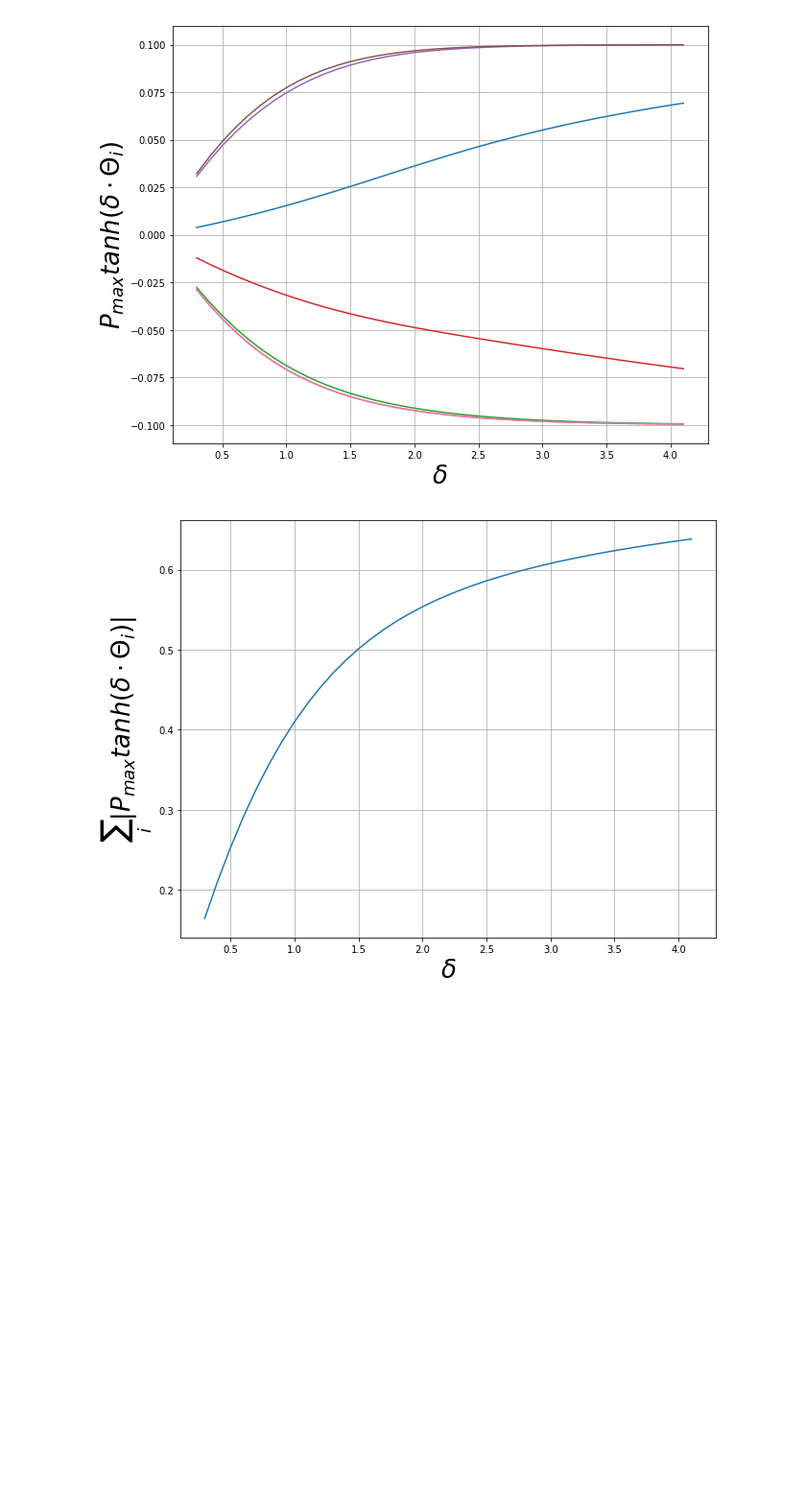
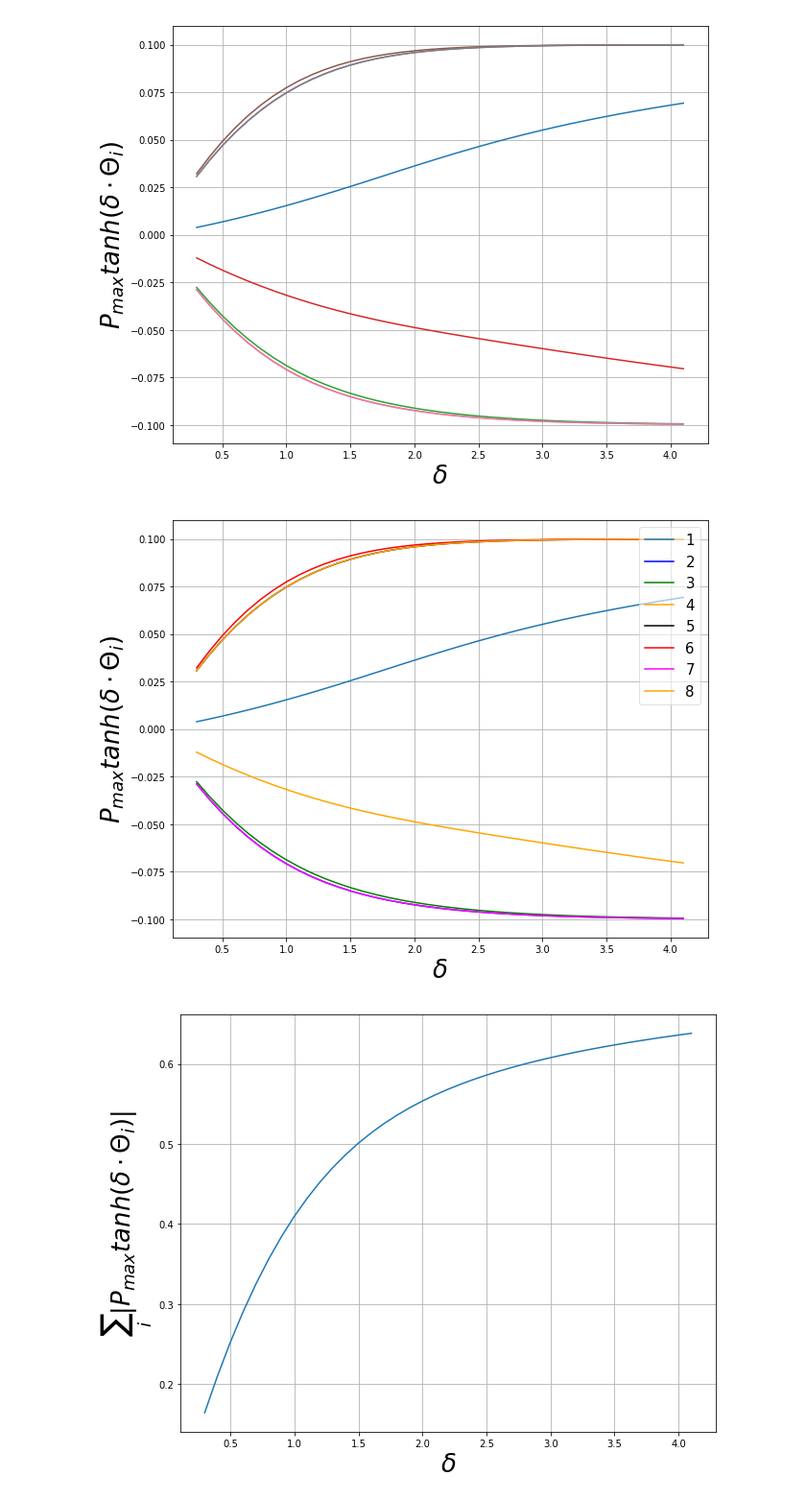
Before and after one commit to nicoleorzan/Braess-paradox, a Jupyter notebook: more_nodes/varying_delta_Pmax/delta_control_plot_doubling_3-4_weight.ipynb, the cells around one changed output. Shown: that part at 96% size. Cells and saved outputs as stored; diff of their text form; code cells hidden in the pictures; blank space fills up the shorter version.

```diff
--- a/more_nodes/varying_delta_Pmax/delta_control_plot_doubling_3-4_weight.ipynb
+++ b/more_nodes/varying_delta_Pmax/delta_control_plot_doubling_3-4_weight.ipynb
@@ -24,7 +24,7 @@ df = df[df.delta > 0.2]
 
 df1 = df[df.Pmax == 0.1]
 delta1 = df1.loc[:, 'delta']
-controls1 = df1.iloc[:, 2:9]
+controls1 = df1.iloc[:, 2:10]
 controls1 = -controls1 # I forgot the minus in the printing of data
 controls1_abs = controls1.abs()
 controls1_sum = controls1_abs.sum(axis=1)
@@ -49,6 +49,27 @@ plt.savefig('control_vs_delta_Pmax_01_doubling_3-4_line.png', bbox_inches='tight
 plt.show()
 # %% [output]
 [figure]
+# %%
+fig = plt.figure(figsize=(10,8))
+ax = fig.add_subplot(111)
+#ax.plot(delta, controls, markevery=10000)
+ax.plot(delta1, controls1.iloc[:,0], label = "1")
+ax.plot(delta1, controls1.iloc[:,1], label = "2", color='blue')
+ax.plot(delta1, controls1.iloc[:,2], label = "3", color='green')
+ax.plot(delta1, controls1.iloc[:,3], label = "4", color='orange')
+ax.plot(delta1, controls1.iloc[:,4], label = "5", color='black')
+ax.plot(delta1, controls1.iloc[:,5], label = "6", color='red')
+ax.plot(delta1, controls1.iloc[:,6], label = "7", color='fuchsia')
+ax.plot(delta1, controls1.iloc[:,7], label = "8", color='orange')
+plt.legend(loc='upper right', prop={'size': 15}, framealpha=0.6)
+ax.set_xlabel('$\delta$', fontsize=20, rotation=0, size = 26)
+ax.set_ylabel('$P_{max} tanh( \delta \cdot \Theta_{i} )$', fontsize=18, rotation=90, size = 26)
+plt.grid()
+plt.savefig('control_vs_delta_Pmax_01_doubling_3-4_line_2.png', bbox_inches='tight', dpi = 80)
+#plt.savefig('control_varying_delta_Pmax_01.png', bbox_inches='tight', dpi = 40)
+plt.show()
+# %% [output]
+[figure, added]
 # %%
 fig = plt.figure(figsize=(10, 8))
 ax = fig.add_subplot(111)
```
Also changed, not shown: parts of 3 cells of this notebook, 4 other files.
